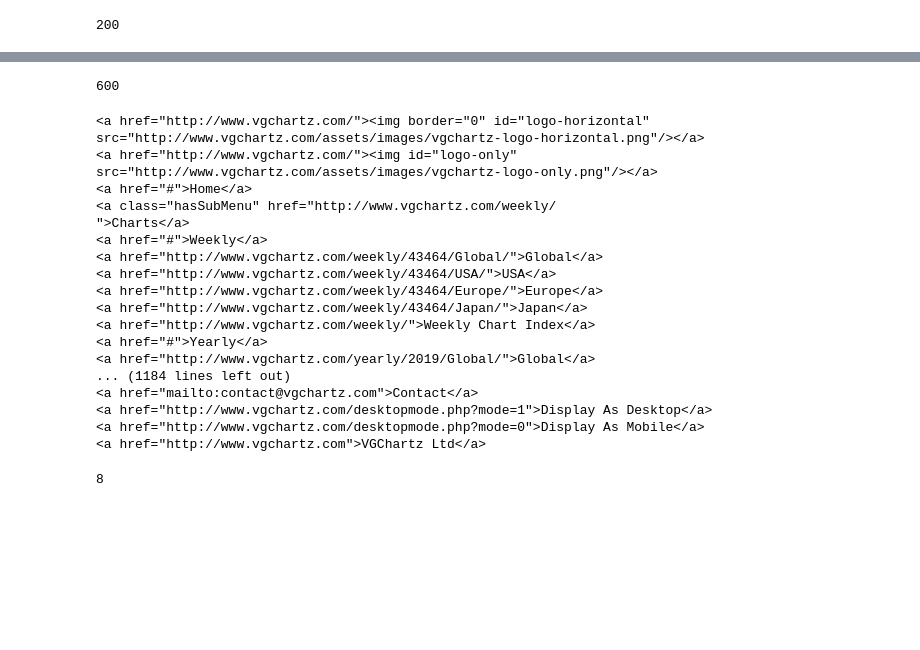
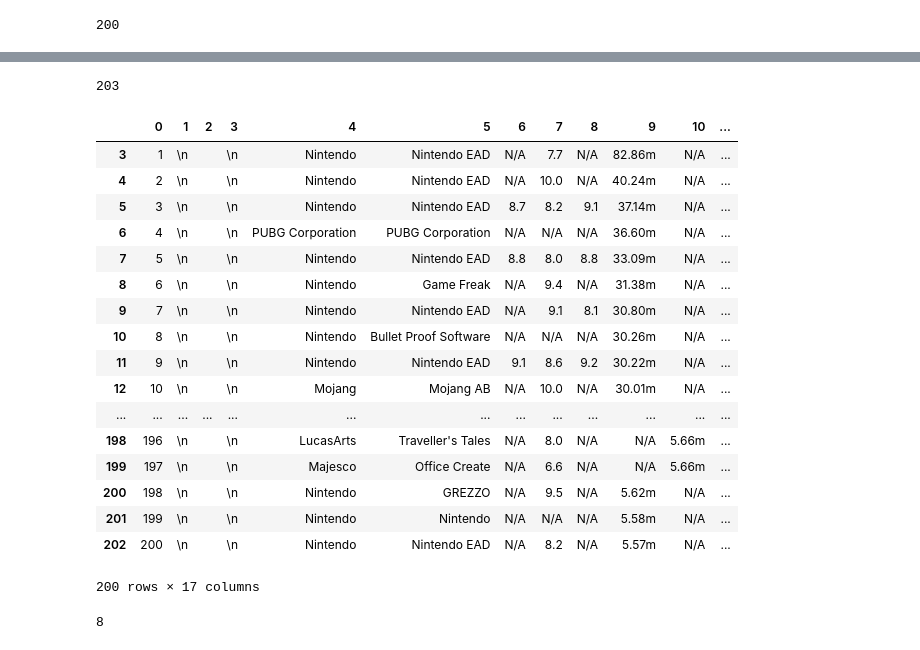
Before and after one commit to jeremyrchow/video_game_sales_data, a Jupyter notebook: exploratory_analysis.ipynb, the cells around one changed output, grey strips where cells are left out. Drawn from its saved outputs; the diff is of its cells as text; code cells hidden in the pictures; blank space fills up the shorter version.

```diff
--- a/exploratory_analysis.ipynb
+++ b/exploratory_analysis.ipynb
@@ -95,0 +37,3 @@ soup.find_all('table')
+# %%
+#Store the contents of the website under doc
+doc = lh.fromstring(response.content)
@@ -96,3 +55,3 @@ soup.find_all('table')
 # %%
-for row in //*[@id="generalBody"]/table[1]/tbody/tr[4]:
-    print('test')
+#print(soup.prettify())
+#//*[@id="generalBody"]/table[1]/tbody
@@ -101,27 +58,43 @@ SyntaxError: invalid syntax (<ipython-input-22-f818f97d6e60>, line 1)
-# %%
-len(soup.find_all('a'))
-re.compile()
-# %% [output]
-600
-# %%
-for link in soup.find_all('a'):
-    print(link)
-# %% [output]
-<a href="http://www.vgchartz.com/"><img border="0" id="logo-horizontal" src="http://www.vgchartz.com/assets/images/vgchartz-logo-horizontal.png"/></a>
-<a href="http://www.vgchartz.com/"><img id="logo-only" src="http://www.vgchartz.com/assets/images/vgchartz-logo-only.png"/></a>
-<a href="#">Home</a>
-<a class="hasSubMenu" href="http://www.vgchartz.com/weekly/                                ">Charts</a>
-<a href="#">Weekly</a>
-<a href="http://www.vgchartz.com/weekly/43464/Global/">Global</a>
-<a href="http://www.vgchartz.com/weekly/43464/USA/">USA</a>
-<a href="http://www.vgchartz.com/weekly/43464/Europe/">Europe</a>
-<a href="http://www.vgchartz.com/weekly/43464/Japan/">Japan</a>
-<a href="http://www.vgchartz.com/weekly/">Weekly Chart Index</a>
-<a href="#">Yearly</a>
-<a href="http://www.vgchartz.com/yearly/2019/Global/">Global</a>
-... (1184 lines left out)
-<a href="mailto:contact@vgchartz.com">Contact</a>
-<a href="http://www.vgchartz.com/desktopmode.php?mode=1">Display As Desktop</a>
-<a href="http://www.vgchartz.com/desktopmode.php?mode=0">Display As Mobile</a>
-<a href="http://www.vgchartz.com">VGChartz Ltd</a>
+# %%
+# Selects the table with all the data in it on HTML using xpath
+tr_elements = doc.xpath('//*[@id="generalBody"]/table')[0]
+tr_elements.find('a')
+# Not sure how to find links
+# %%
+#soup.find_all('table')
+len(tr_elements.xpath("./tr"))
+# %% [output]
+203
+# %%
+row_dict={}
+df=pd.DataFrame()
+row_list= list()
+for counter,row in enumerate(tr_elements.xpath(".//tr")):
+    if counter > 2:
+        row_list=[td.text for td in row.xpath(".//td")]
+        row_dict[counter] = row_list
+
+
+df=pd.DataFrame.from_dict(row_dict)
+# %%
+df.transpose()
+# %% [output]
+|  | 0 | 1 | 2 | 3 | 4 | 5 | 6 | 7 | 8 | 9 | 10 | ... |
+| 3 | 1 | \n |  | \n | Nintendo | Nintendo EAD | N/A | 7.7 | N/A | 82.86m | N/A | ... |
+| 4 | 2 | \n |  | \n | Nintendo | Nintendo EAD | N/A | 10.0 | N/A | 40.24m | N/A | ... |
+| 5 | 3 | \n |  | \n | Nintendo | Nintendo EAD | 8.7 | 8.2 | 9.1 | 37.14m | N/A | ... |
+| 6 | 4 | \n |  | \n | PUBG Corporation | PUBG Corporation | N/A | N/A | N/A | 36.60m | N/A | ... |
+| 7 | 5 | \n |  | \n | Nintendo | Nintendo EAD | 8.8 | 8.0 | 8.8 | 33.09m | N/A | ... |
+| 8 | 6 | \n |  | \n | Nintendo | Game Freak | N/A | 9.4 | N/A | 31.38m | N/A | ... |
+| 9 | 7 | \n |  | \n | Nintendo | Nintendo EAD | N/A | 9.1 | 8.1 | 30.80m | N/A | ... |
+| 10 | 8 | \n |  | \n | Nintendo | Bullet Proof Software | N/A | N/A | N/A | 30.26m | N/A | ... |
+| 11 | 9 | \n |  | \n | Nintendo | Nintendo EAD | 9.1 | 8.6 | 9.2 | 30.22m | N/A | ... |
+| 12 | 10 | \n |  | \n | Mojang | Mojang AB | N/A | 10.0 | N/A | 30.01m | N/A | ... |
+| ... | ... | ... | ... | ... | ... | ... | ... | ... | ... | ... | ... | ... |
+| 198 | 196 | \n |  | \n | LucasArts | Traveller's Tales | N/A | 8.0 | N/A | N/A | 5.66m | ... |
+| 199 | 197 | \n |  | \n | Majesco | Office Create | N/A | 6.6 | N/A | N/A | 5.66m | ... |
+| 200 | 198 | \n |  | \n | Nintendo | GREZZO | N/A | 9.5 | N/A | 5.62m | N/A | ... |
+| 201 | 199 | \n |  | \n | Nintendo | Nintendo | N/A | N/A | N/A | 5.58m | N/A | ... |
+| 202 | 200 | \n |  | \n | Nintendo | Nintendo EAD | N/A | 8.2 | N/A | 5.57m | N/A | ... |
+200 rows × 17 columns
 # %%
```
Also changed, not shown: parts of 16 cells of this notebook.
